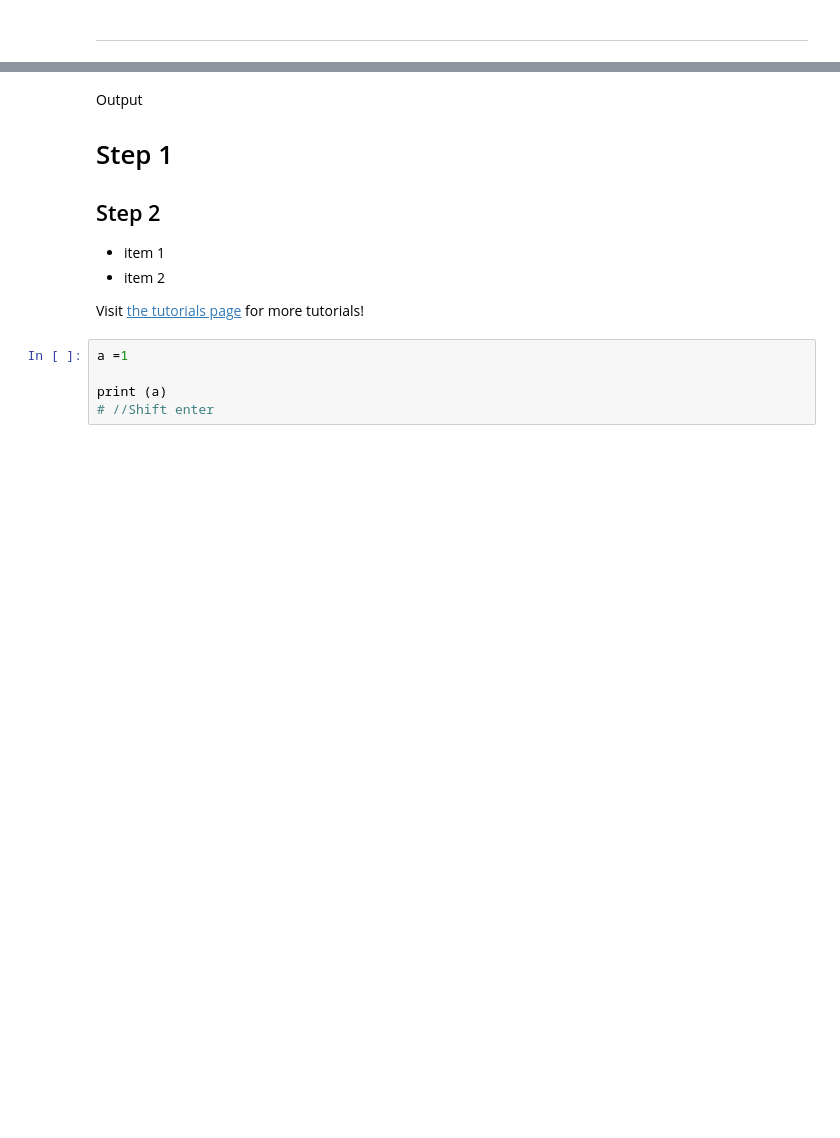
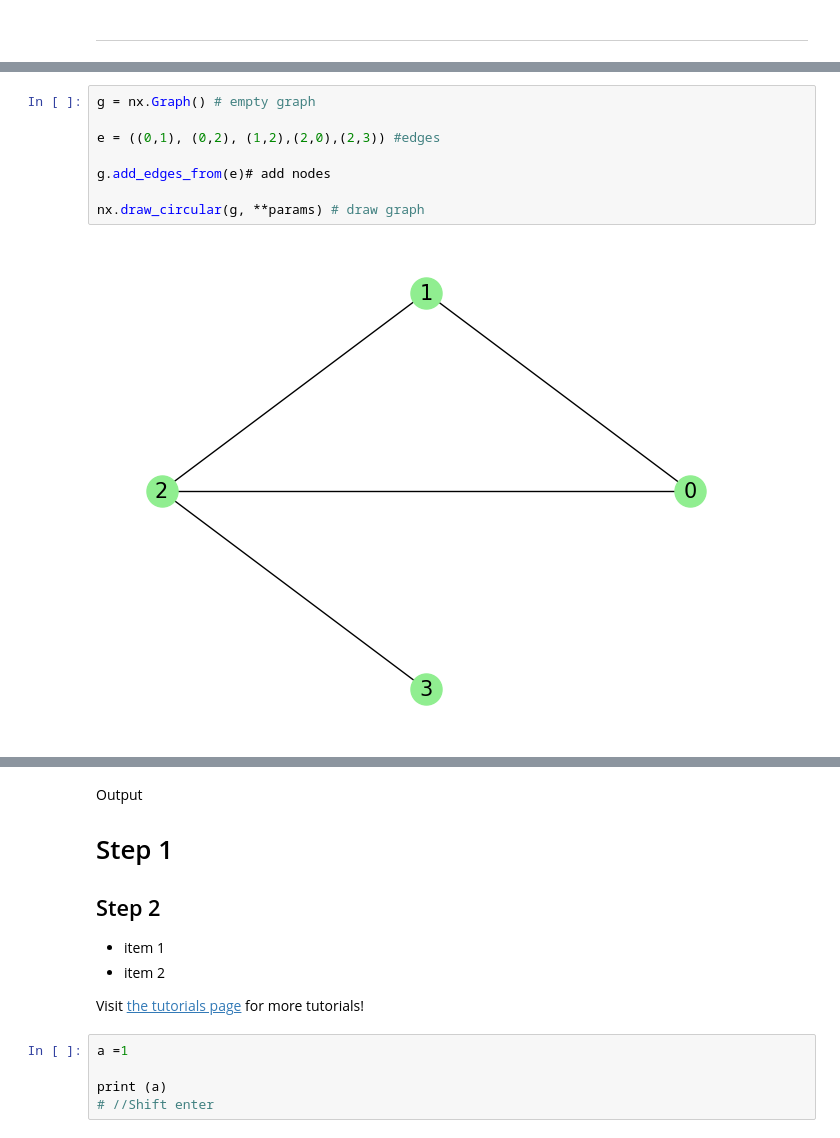
Before and after one commit to AmyWaldron01/AmysGraphTheoryProject, a Jupyter notebook: graph_isomorphism.ipynb, the cells around one changed output, grey strips where cells are left out. Drawn from its saved outputs; the diff is of its cells as text; blank space fills up the shorter version.

```diff
--- a/graph_isomorphism.ipynb
+++ b/graph_isomorphism.ipynb
@@ -138,0 +161,10 @@ G1 and G2 are not isomorphic!
+# %%
+g = nx.Graph() # empty graph
+
+e = ((0,1), (0,2), (1,2),(2,0),(2,3)) #edges
+
+g.add_edges_from(e)# add nodes
+
+nx.draw_circular(g, **params) # draw graph
+# %% [output]
+[figure, added]
```
Also changed, not shown: parts of 7 cells of this notebook, 2 other files.
